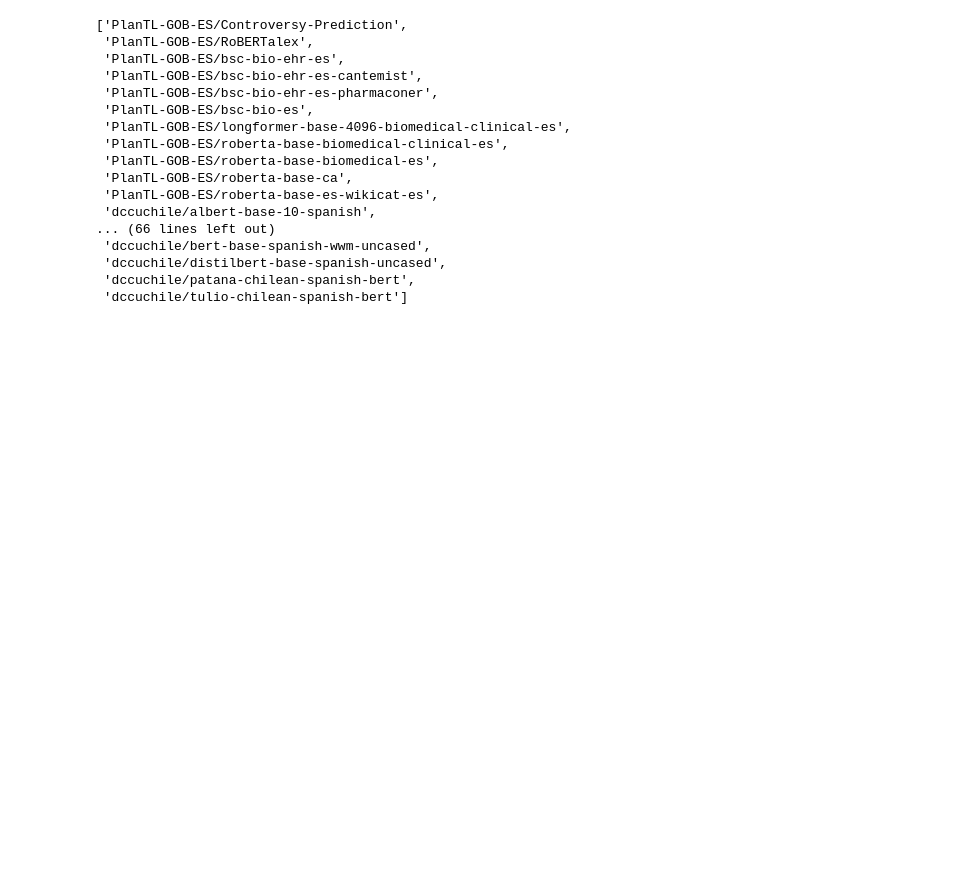
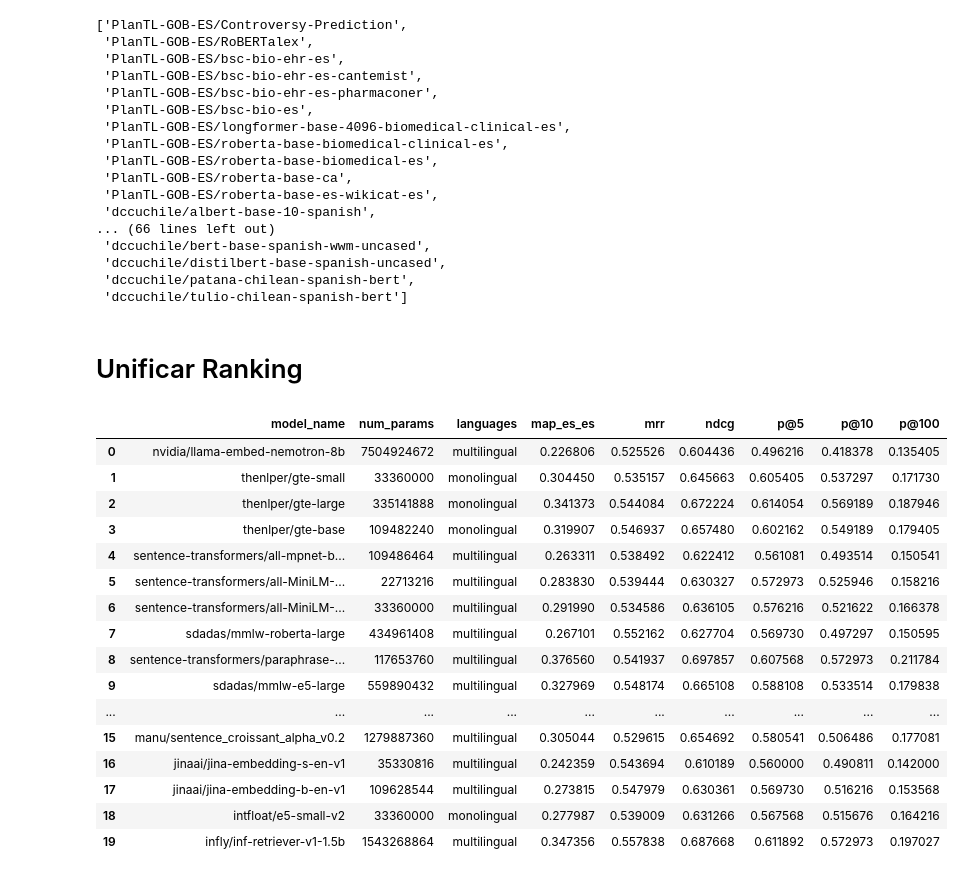
Before and after one commit to davidgc14/TalentCLEF-TaskA, a Jupyter notebook: data_lab.ipynb, the cells around one changed output. Cells and saved outputs as stored; diff of their text form; code cells hidden in the pictures; blank space fills up the shorter version.

```diff
--- a/data_lab.ipynb
+++ b/data_lab.ipynb
@@ -183,3 +183,31 @@ model_list.extend([
 with open('es_models.txt', 'w') as f:
     for item in model_list:
         f.write("%s\n" % item)
+# %% [markdown]
+# Unificar Ranking
+# %%
+import pandas as pd
+
+df_hf = pd.read_csv('models/results/hugging_face/hf_evaluation_results.csv')
+df_es = pd.read_csv('models/results/spanish/es_evaluation_results.csv')
+df_mteb = pd.read_csv('models/results/mteb/mteb_evaluation_results.csv')
+
+df_mteb
+# %% [output]
+|  | model_name | num_params | languages | map_es_es | mrr | ndcg | p@5 | p@10 | p@100 |
+| 0 | nvidia/llama-embed-nemotron-8b | 7504924672 | multilingual | 0.226806 | 0.525526 | 0.604436 | 0.496216 | 0.418378 | 0.135405 |
+| 1 | thenlper/gte-small | 33360000 | monolingual | 0.304450 | 0.535157 | 0.645663 | 0.605405 | 0.537297 | 0.171730 |
+| 2 | thenlper/gte-large | 335141888 | monolingual | 0.341373 | 0.544084 | 0.672224 | 0.614054 | 0.569189 | 0.187946 |
+| 3 | thenlper/gte-base | 109482240 | monolingual | 0.319907 | 0.546937 | 0.657480 | 0.602162 | 0.549189 | 0.179405 |
+| 4 | sentence-transformers/all-mpnet-b... | 109486464 | multilingual | 0.263311 | 0.538492 | 0.622412 | 0.561081 | 0.493514 | 0.150541 |
+| 5 | sentence-transformers/all-MiniLM-... | 22713216 | multilingual | 0.283830 | 0.539444 | 0.630327 | 0.572973 | 0.525946 | 0.158216 |
+| 6 | sentence-transformers/all-MiniLM-... | 33360000 | multilingual | 0.291990 | 0.534586 | 0.636105 | 0.576216 | 0.521622 | 0.166378 |
+| 7 | sdadas/mmlw-roberta-large | 434961408 | multilingual | 0.267101 | 0.552162 | 0.627704 | 0.569730 | 0.497297 | 0.150595 |
+| 8 | sentence-transformers/paraphrase-... | 117653760 | multilingual | 0.376560 | 0.541937 | 0.697857 | 0.607568 | 0.572973 | 0.211784 |
+| 9 | sdadas/mmlw-e5-large | 559890432 | multilingual | 0.327969 | 0.548174 | 0.665108 | 0.588108 | 0.533514 | 0.179838 |
+| ... | ... | ... | ... | ... | ... | ... | ... | ... | ... |
+| 15 | manu/sentence_croissant_alpha_v0.2 | 1279887360 | multilingual | 0.305044 | 0.529615 | 0.654692 | 0.580541 | 0.506486 | 0.177081 |
+| 16 | jinaai/jina-embedding-s-en-v1 | 35330816 | multilingual | 0.242359 | 0.543694 | 0.610189 | 0.560000 | 0.490811 | 0.142000 |
+| 17 | jinaai/jina-embedding-b-en-v1 | 109628544 | multilingual | 0.273815 | 0.547979 | 0.630361 | 0.569730 | 0.516216 | 0.153568 |
+| 18 | intfloat/e5-small-v2 | 33360000 | monolingual | 0.277987 | 0.539009 | 0.631266 | 0.567568 | 0.515676 | 0.164216 |
+| 19 | infly/inf-retriever-v1-1.5b | 1543268864 | multilingual | 0.347356 | 0.557838 | 0.687668 | 0.611892 | 0.572973 | 0.197027 |
```
Also changed, not shown: parts of 4 cells of this notebook.
